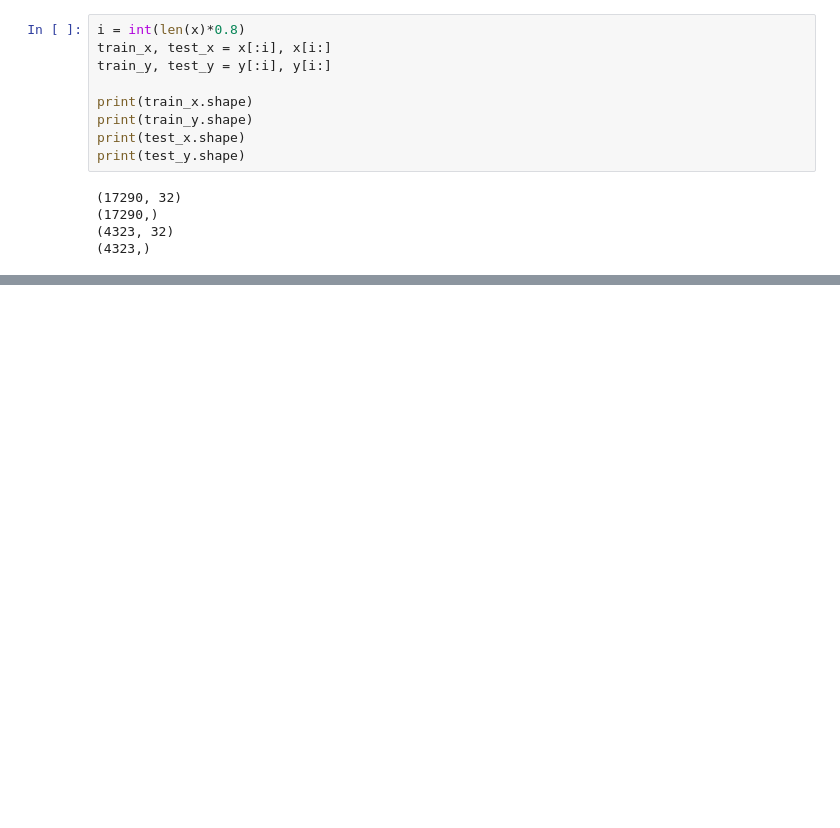
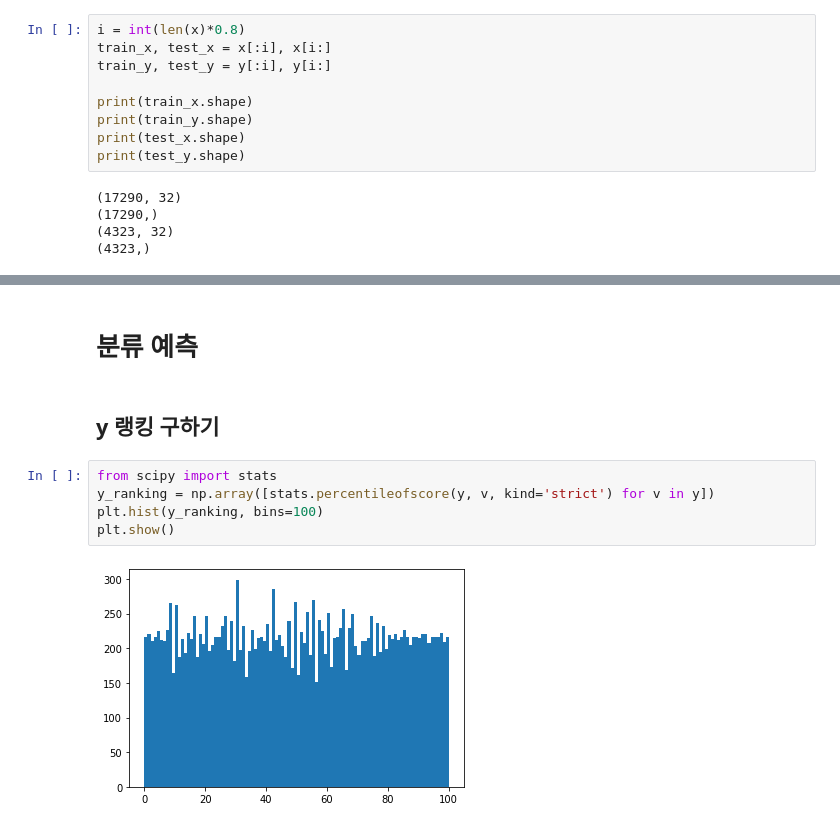
Before and after one commit to dhrim/MDC_2021, a Jupyter notebook: material/deep_learning/financial_data_classify_house_price.ipynb, the cells around one changed output, grey strips where cells are left out. Cells and saved outputs as stored; diff of their text form; blank space fills up the shorter version.

```diff
--- a/material/deep_learning/financial_data_classify_house_price.ipynb
+++ b/material/deep_learning/financial_data_classify_house_price.ipynb
@@ -521,0 +520,11 @@ print(predicted_price[:5])
+# %% [markdown]
+# 분류 예측
+# %% [markdown]
+## y 랭킹 구하기
+# %%
+from scipy import stats
+y_ranking = np.array([stats.percentileofscore(y, v, kind='strict') for v in y])
+plt.hist(y_ranking, bins=100)
+plt.show()
+# %% [output]
+[figure, added]
```
Also changed, not shown: parts of 20 cells of this notebook.
